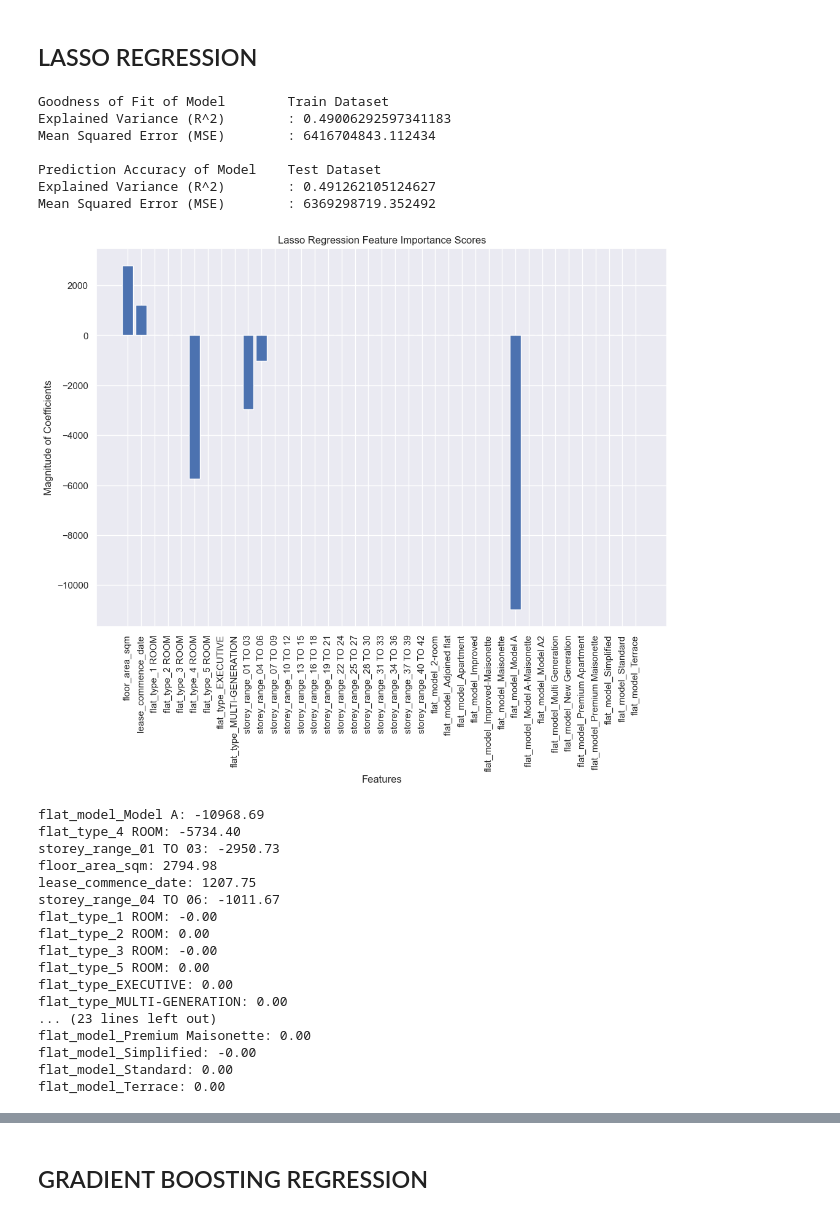
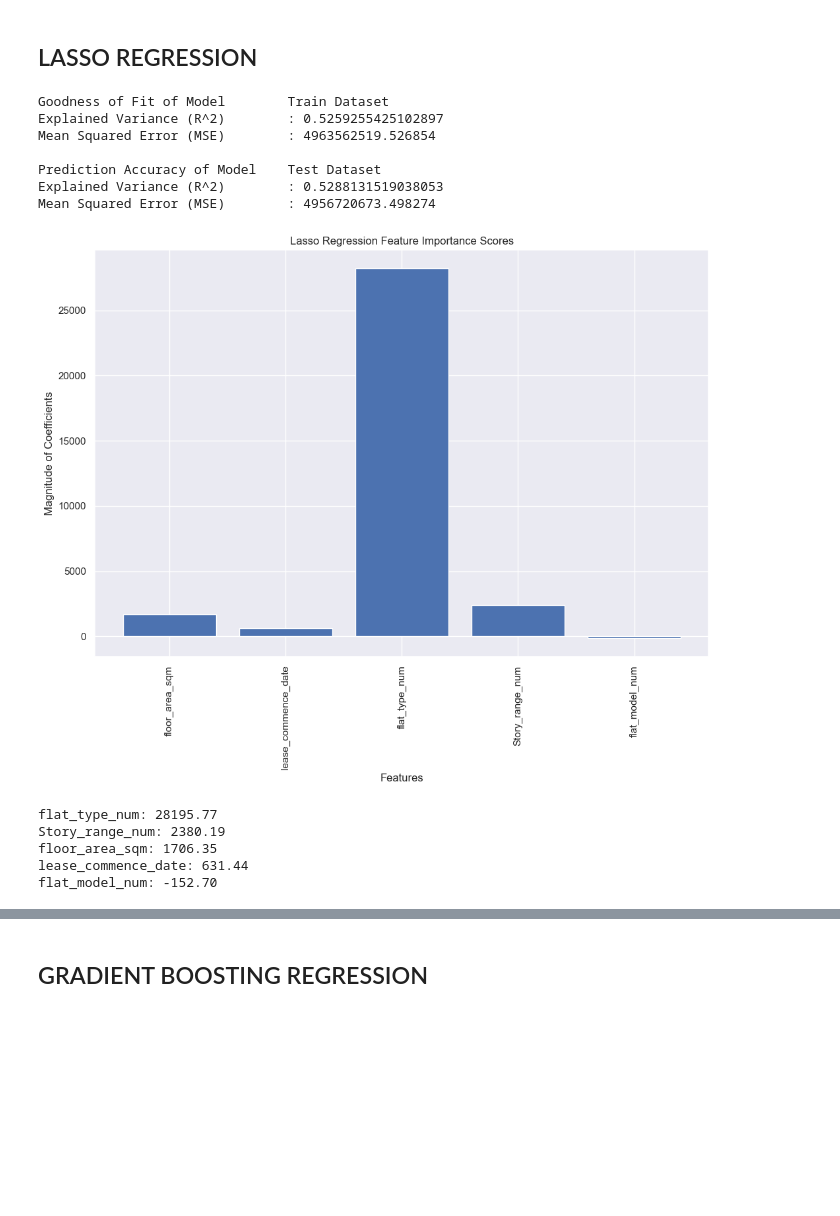
Before and after one commit to shunpingong/SC1015-Project, a Jupyter notebook: Gradient Boosting and Lasso Regression and Random Forest.ipynb, the cells around one changed output, grey strips where cells are left out. Drawn from its saved outputs; the diff is of its cells as text; code cells hidden in the pictures; blank space fills up the shorter version.

```diff
--- a/Gradient Boosting and Lasso Regression and Random Forest.ipynb
+++ b/Gradient Boosting and Lasso Regression and Random Forest.ipynb
@@ -21,3 +25,2 @@ data.head()
 # %%
-CatData = pd.DataFrame(data[['flat_type', 'storey_range', 'flat_model']])
-CatData.head()
+NumData = pd.DataFrame(data[['floor_area_sqm', 'lease_commence_date']])
@@ -68,12 +89,9 @@ import pandas as pd
 from sklearn.linear_model import Lasso,LassoCV
 from sklearn.model_selection import train_test_split
 
-# Separate the numerical variables and the encoded categorical variables
-num_vars = data[['floor_area_sqm', 'lease_commence_date']]
-
 # Concatenate the numerical and categorical variables
-X = pd.concat([num_vars, NewCat_ohe], axis=1)
-y = data['resale_price']
+X = CombinedDataCleaned.iloc[:, 0:5] # get columns 0 to 4
+y = CombinedDataCleaned['resale_price']
 
 # Split the data into training and test sets
 X_train, X_test, y_train, y_test = train_test_split(X, y, test_size=0.2, random_state=42)
@@ -91,67 +109,43 @@ y_pred = model.predict(X_test)
 
 # Calculate R-squared and MSE on test data
 r2 = r2_score(y_test, y_pred)
 mse = mean_squared_error(y_test, y_pred)
-
-# Check the Goodness of Fit (on Train Data)
-print("Goodness of Fit of Model \tTrain Dataset")
-print("Explained Variance (R^2) \t:", model.score(X_train, y_train))
-print("Mean Squared Error (MSE) \t:", mean_squared_error(y_train, model.predict(X_train)))
-print()
-
-# Check the Goodness of Fit (on Test Data)
-print("Prediction Accuracy of Model \tTest Dataset")
-print("Explained Variance (R^2) \t:", r2)
-print("Mean Squared Error (MSE) \t:", mse)
-print()
 
 # Get the coefficients of the model
 coef = model.coef_
 
 # Plot the feature importance scores
 plt.figure(figsize=(12,8))
 plt.bar(range(len(coef)), coef)
 plt.xticks(range(len(coef)), X.columns, rotation=90)
 plt.xlabel('Features')
 plt.ylabel('Magnitude of Coefficients')
 plt.title('Lasso Regression Feature Importance Scores')
 plt.show()
 
 # Create a dictionary of feature importance scores
 feature_scores = {feature: score for feature, score in zip(X.columns, coef)}
 
 # Sort the dictionary by value in descending order
 sorted_scores = sorted(feature_scores.items(), key=lambda x: abs(x[1]), reverse=True)
 
 # Print the feature importance scores in descending order
 for feature, score in sorted_scores:
     print('{}: {:.2f}'.format(feature, score))
 # %% [output]
 Goodness of Fit of Model        Train Dataset
-Explained Variance (R^2)        : 0.49006292597341183
-Mean Squared Error (MSE)        : 6416704843.112434
+Explained Variance (R^2)        : 0.5259255425102897
+Mean Squared Error (MSE)        : 4963562519.526854
 
 Prediction Accuracy of Model    Test Dataset
-Explained Variance (R^2)        : 0.491262105124627
-Mean Squared Error (MSE)        : 6369298719.352492
+Explained Variance (R^2)        : 0.5288131519038053
+Mean Squared Error (MSE)        : 4956720673.498274
-[figure, old version]
+[figure, new version]
-flat_model_Model A: -10968.69
-flat_type_4 ROOM: -5734.40
-storey_range_01 TO 03: -2950.73
-floor_area_sqm: 2794.98
-lease_commence_date: 1207.75
-storey_range_04 TO 06: -1011.67
-flat_type_1 ROOM: -0.00
-flat_type_2 ROOM: 0.00
-flat_type_3 ROOM: -0.00
-flat_type_5 ROOM: 0.00
-flat_type_EXECUTIVE: 0.00
-flat_type_MULTI-GENERATION: 0.00
-... (23 lines left out)
-flat_model_Premium Maisonette: 0.00
-flat_model_Simplified: -0.00
-flat_model_Standard: 0.00
-flat_model_Terrace: 0.00
+flat_type_num: 28195.77
+Story_range_num: 2380.19
+floor_area_sqm: 1706.35
+lease_commence_date: 631.44
+flat_model_num: -152.70
 # %%
 import matplotlib.pyplot as plt
 
```
Also changed, not shown: parts of 23 cells of this notebook.
